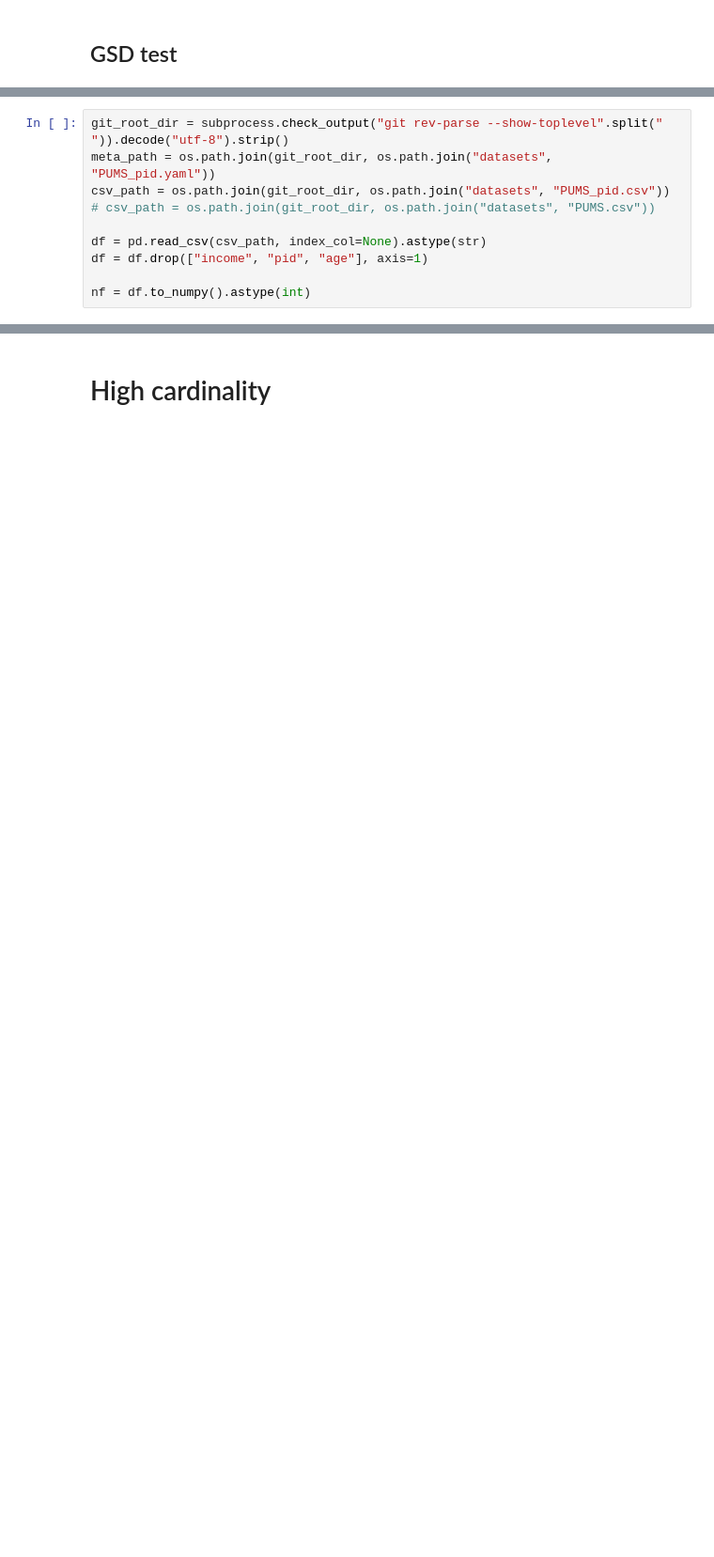
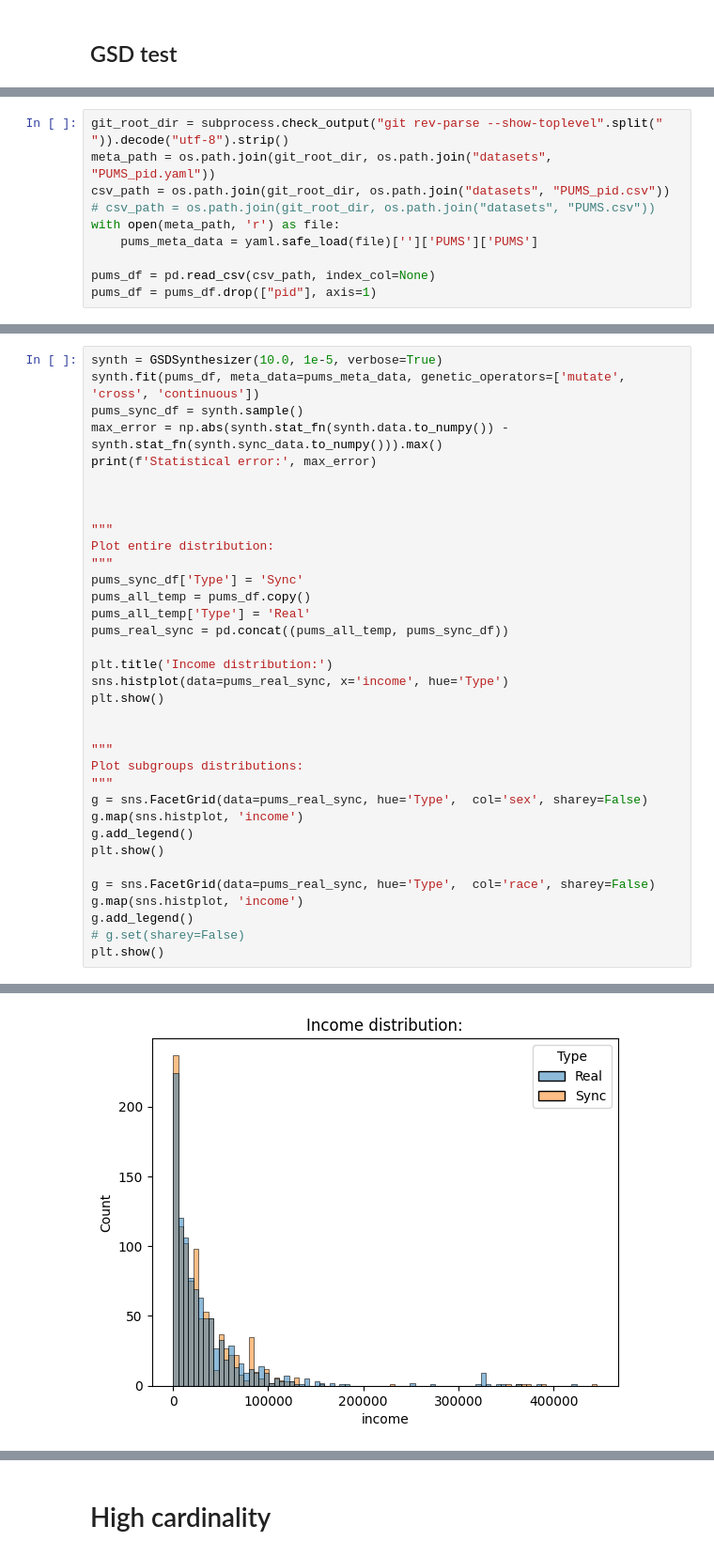
Before and after one commit to opendp/smartnoise-sdk, a Jupyter notebook: synth/samples/gsd_sample/GSD test.ipynb, the cells around one changed output, grey strips where cells are left out. Shown: that part at 94% size. Saved outputs shown, nothing was run; the diff lists cells and outputs as text; blank space fills up the shorter version.

```diff
--- a/synth/samples/gsd_sample/GSD test.ipynb
+++ b/synth/samples/gsd_sample/GSD test.ipynb
@@ -30,8 +28,8 @@ git_root_dir = subprocess.check_output("git rev-parse --show-toplevel".split(" "
 meta_path = os.path.join(git_root_dir, os.path.join("datasets", "PUMS_pid.yaml"))
 csv_path = os.path.join(git_root_dir, os.path.join("datasets", "PUMS_pid.csv"))
 # csv_path = os.path.join(git_root_dir, os.path.join("datasets", "PUMS.csv"))
+with open(meta_path, 'r') as file:
+    pums_meta_data = yaml.safe_load(file)['']['PUMS']['PUMS']
 
-df = pd.read_csv(csv_path, index_col=None).astype(str)
-df = df.drop(["income", "pid", "age"], axis=1)
-
-nf = df.to_numpy().astype(int)
+pums_df = pd.read_csv(csv_path, index_col=None)
+pums_df = pums_df.drop(["pid"], axis=1)
@@ -66,0 +36,36 @@ sync_data = synth.sample()
+# %%
+synth = GSDSynthesizer(10.0, 1e-5, verbose=True)
+synth.fit(pums_df, meta_data=pums_meta_data, genetic_operators=['mutate', 'cross', 'continuous'])
+pums_sync_df = synth.sample()
+max_error = np.abs(synth.stat_fn(synth.data.to_numpy()) - synth.stat_fn(synth.sync_data.to_numpy())).max()
+print(f'Statistical error:', max_error)
+
+
+
+"""
+Plot entire distribution:
+"""
+pums_sync_df['Type'] = 'Sync'
+pums_all_temp = pums_df.copy()
+pums_all_temp['Type'] = 'Real'
+pums_real_sync = pd.concat((pums_all_temp, pums_sync_df))
+
+plt.title('Income distribution:')
+sns.histplot(data=pums_real_sync, x='income', hue='Type')
+plt.show()
+
+
+"""
+Plot subgroups distributions:
+"""
+g = sns.FacetGrid(data=pums_real_sync, hue='Type',  col='sex', sharey=False)
+g.map(sns.histplot, 'income')
+g.add_legend()
+plt.show()
+
+g = sns.FacetGrid(data=pums_real_sync, hue='Type',  col='race', sharey=False)
+g.map(sns.histplot, 'income')
+g.add_legend()
+# g.set(sharey=False)
+plt.show()
+# %% [output]
@@ -66,0 +89 @@ sync_data = synth.sample()
+[figure, added]
```
Also changed, not shown: parts of 20 cells of this notebook, 19 other files.
